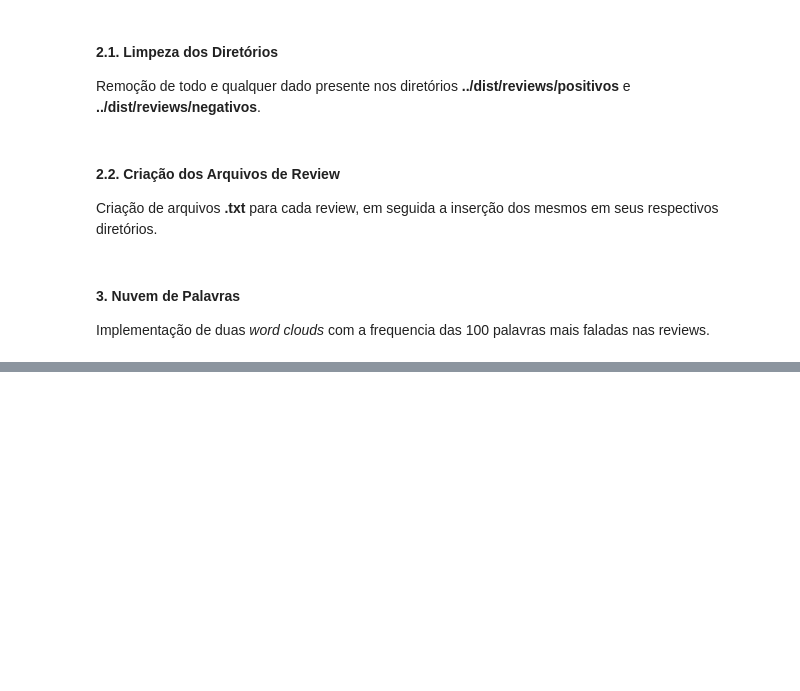
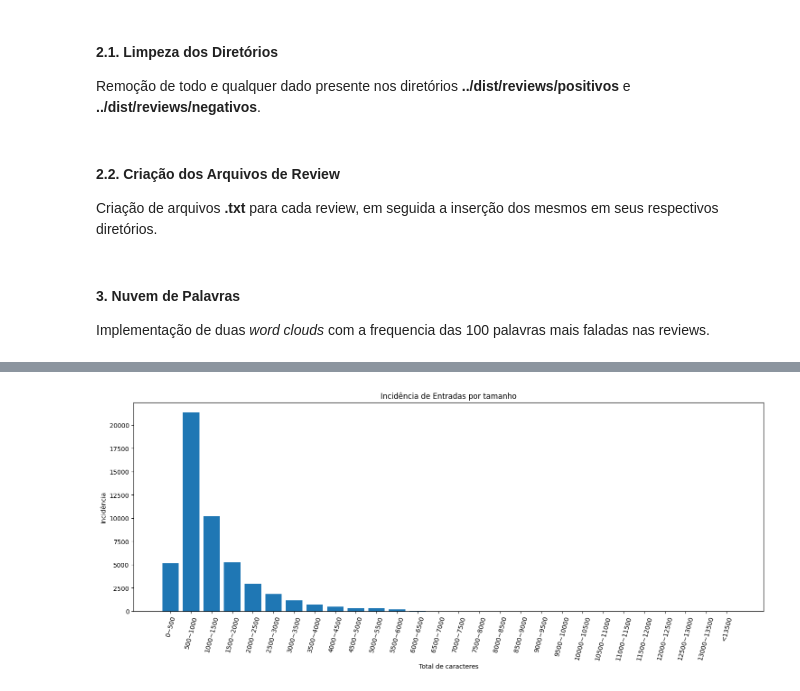
Before and after one commit to breno-fil/imdb-reviews, a Jupyter notebook: src/code/exploratory_analysis.ipynb, the cells around one changed output, grey strips where cells are left out. Cells and saved outputs as stored; diff of their text form; code cells hidden in the pictures; blank space fills up the shorter version.

```diff
--- a/src/code/exploratory_analysis.ipynb
+++ b/src/code/exploratory_analysis.ipynb
@@ -322,0 +301,80 @@ get_donut_chart(
+# %%
+def sumInRange(values: dict, least: int, most: int):
+    response = 0
+
+    for key, value in values.items():
+        if (least <= key < most): response += value
+
+    return response
+
+
+size_freq = {}
+
+for dirpath in diretorios:
+    # buscamos as criticas de todos os arquivos de um diretorio
+    for path in os.listdir(dirpath):
+        # abrimos o arquivo .txt
+        filepath = os.path.join(dirpath, path)
+
+        with open(filepath, 'r', encoding='utf-8') as file:
+            total_chars = len(file.readline())
+
+            if (total_chars in size_freq): size_freq[total_chars] += 1
+            else: size_freq[total_chars] = 1
+
+# contando o total de arquivos lidos
+total_readed_files = sum(size_freq.values())
+
+entry_sizes = size_freq.keys()
+
+classes = {}
+group_factor = 500
+max_entry = max(entry_sizes)
+
+# agrupando em classes intercaladas por 500 unidades para melhor visualizacao
+for index in range(0, max_entry):
+    if (index % group_factor == 0): classes[index] = 0
+
+size = len(classes.keys())
+
+classes_as_list = list(classes.keys())
+keys = list(size_freq.keys())
+values = list(size_freq.values())
+
+chart_data = {}
+
+index = 0
+for item in classes_as_list:
+
+    current = int(item)
+    if (index == size-1):
+        next = np.Infinity
+        range_as_str = "<{0}".format(current)
+    else:
+        next = int(classes_as_list[index + 1])
+        range_as_str = "{0}~{1}".format(current, next)
+
+    chart_data[range_as_str] = sumInRange(size_freq, current, next)
+
+    if (index != size - 1): index+=1
+    else: break
+
+bar_width = 1
+
+fig, ax = plt.subplots(figsize=(18,6))
+
+
+values = list(chart_data.values())
+categories = list(chart_data.keys())
+
+ax.bar(categories, values, label=categories, color='tab:blue')
+
+ax.set_ylabel('Incidência')
+ax.set_xlabel('Total de caracteres')
+ax.set_title('Incidência de Entradas por tamanho')
+ax.tick_params(axis='x', rotation=65)
+
+fig.align_xlabels()
+plt.show()
+# %% [output]
+[figure, added]
```
Also changed, not shown: parts of 6 cells of this notebook, 2 other files.
